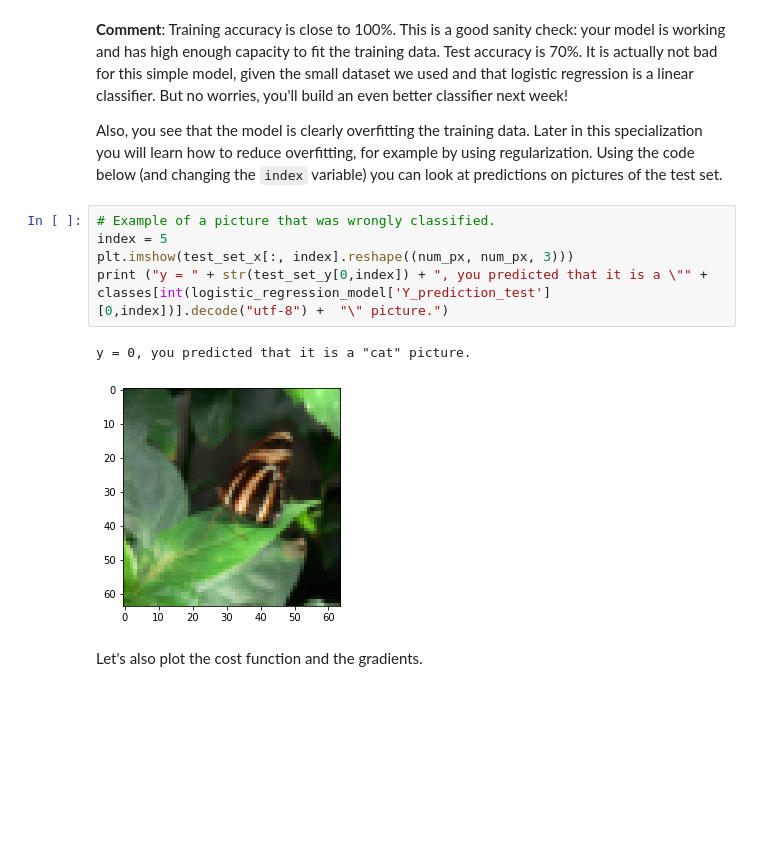
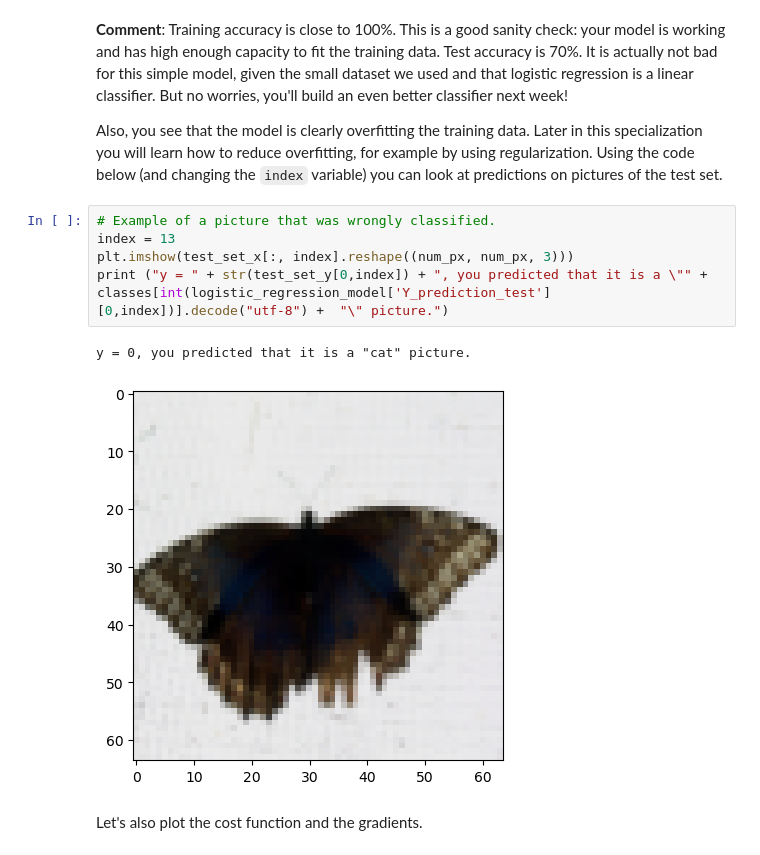
Before and after one commit to AbdulAhad696/DeepLearningAI-Assignments, a Jupyter notebook: Neural Networks and Deep Learning/Week 2/Logistic_Regression_with_a_Neural_Network_mindset.ipynb, the cells around one changed output. Saved outputs shown, nothing was run; the diff lists cells and outputs as text; blank space fills up the shorter version.

```diff
--- a/Neural Networks and Deep Learning/Week 2/Logistic_Regression_with_a_Neural_Network_mindset.ipynb
+++ b/Neural Networks and Deep Learning/Week 2/Logistic_Regression_with_a_Neural_Network_mindset.ipynb
@@ -735,12 +654,12 @@ test accuracy: 70.0 %
 Also, you see that the model is clearly overfitting the training data. Later in this specialization you will learn how to reduce overfitting, for example by using regularization. Using the code below (and changing the `index` variable) you can look at predictions on pictures of the test set.
 # %%
 # Example of a picture that was wrongly classified.
-index = 5
+index = 13
 plt.imshow(test_set_x[:, index].reshape((num_px, num_px, 3)))
 print ("y = " + str(test_set_y[0,index]) + ", you predicted that it is a \"" + classes[int(logistic_regression_model['Y_prediction_test'][0,index])].decode("utf-8") +  "\" picture.")
 # %% [output]
 y = 0, you predicted that it is a "cat" picture.
-[figure, old version]
+[figure, new version]
 # %% [markdown]
 Let's also plot the cost function and the gradients.
 # %%
```
Also changed, not shown: parts of 18 cells of this notebook, 53 other files.
